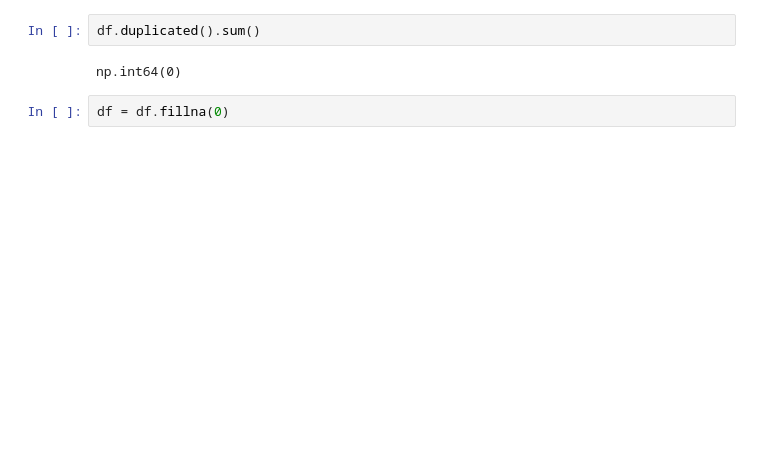
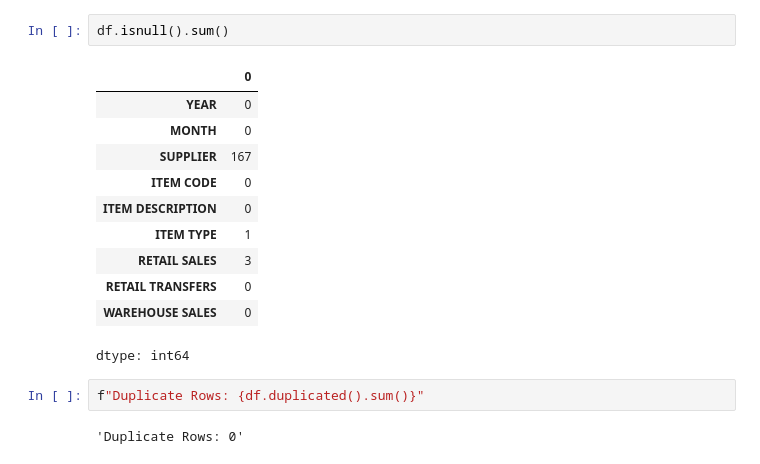
Before and after one commit to daraadeniyi3116-create/ACCESS-6.0-SAP-Data-Science-Track, a Jupyter notebook: WEEK_3_SESSION_4.ipynb, the cells around one changed output. Cells and saved outputs as stored; diff of their text form; blank space fills up the shorter version.

```diff
--- a/WEEK_3_SESSION_4.ipynb
+++ b/WEEK_3_SESSION_4.ipynb
@@ -17,6 +38,18 @@ df.head()
 # %%
-df.duplicated().sum()
+df.isnull().sum()
 # %% [output]
+|  | 0 |
+| YEAR | 0 |
+| MONTH | 0 |
+| SUPPLIER | 167 |
+| ITEM CODE | 0 |
+| ITEM DESCRIPTION | 0 |
+| ITEM TYPE | 1 |
+| RETAIL SALES | 3 |
+| RETAIL TRANSFERS | 0 |
+| WAREHOUSE SALES | 0 |
-np.int64(0)
+dtype: int64
-# %%
-df = df.fillna(0)
+# %%
+f"Duplicate Rows: {df.duplicated().sum()}"
+# %% [output]
+'Duplicate Rows: 0'
```
Also changed, not shown: parts of 17 cells of this notebook.
